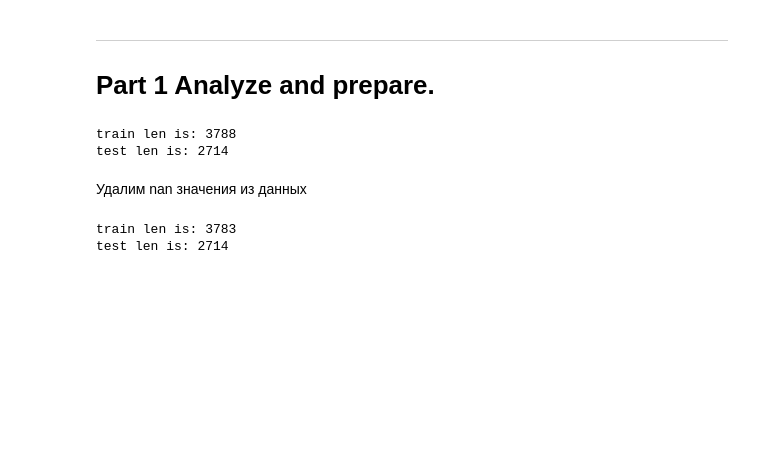
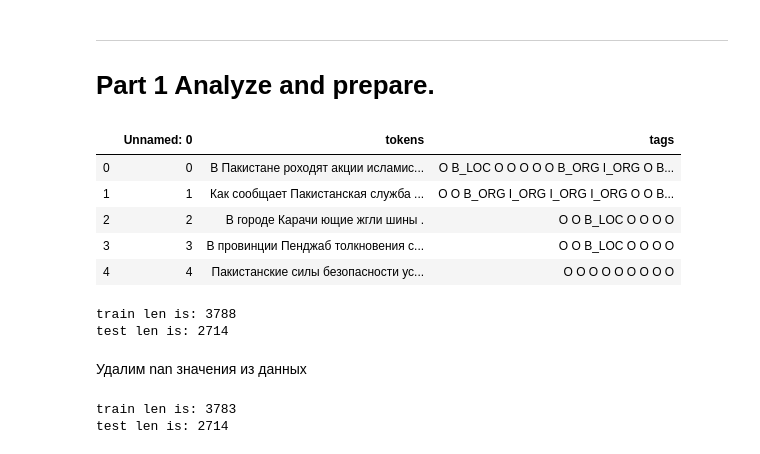
Before and after one commit to Valentin-Buchnev/NLP-mipt, a Jupyter notebook: hw2/solution.ipynb, the cells around one changed output. Cells and saved outputs as stored; diff of their text form; code cells hidden in the pictures; blank space fills up the shorter version.

```diff
--- a/hw2/solution.ipynb
+++ b/hw2/solution.ipynb
@@ -18,6 +27,15 @@ from sklearn.model_selection import RandomizedSearchCV
 # %%
 train = pd.read_csv('train.csv', sep=',')
 test = pd.read_csv('valid_tokens.csv', sep=',')
+# %%
+train.head()
+# %% [output]
+|  | Unnamed: 0 | tokens | tags |
+| 0 | 0 | В Пакистане роходят акции исламис... | O B_LOC O O O O O B_ORG I_ORG O B... |
+| 1 | 1 | Как сообщает Пакистанская служба ... | O O B_ORG I_ORG I_ORG I_ORG O O B... |
+| 2 | 2 | В городе Карачи ющие жгли шины . | O O B_LOC O O O O |
+| 3 | 3 | В провинции Пенджаб толкновения с... | O O B_LOC O O O O |
+| 4 | 4 | Пакистанские силы безопасности ус... | O O O O O O O O O |
 # %%
 print('train len is: %d' % len(train))
 print('test len is: %d' % len(test))
```
Also changed, not shown: parts of 17 cells of this notebook, 10 other files.
